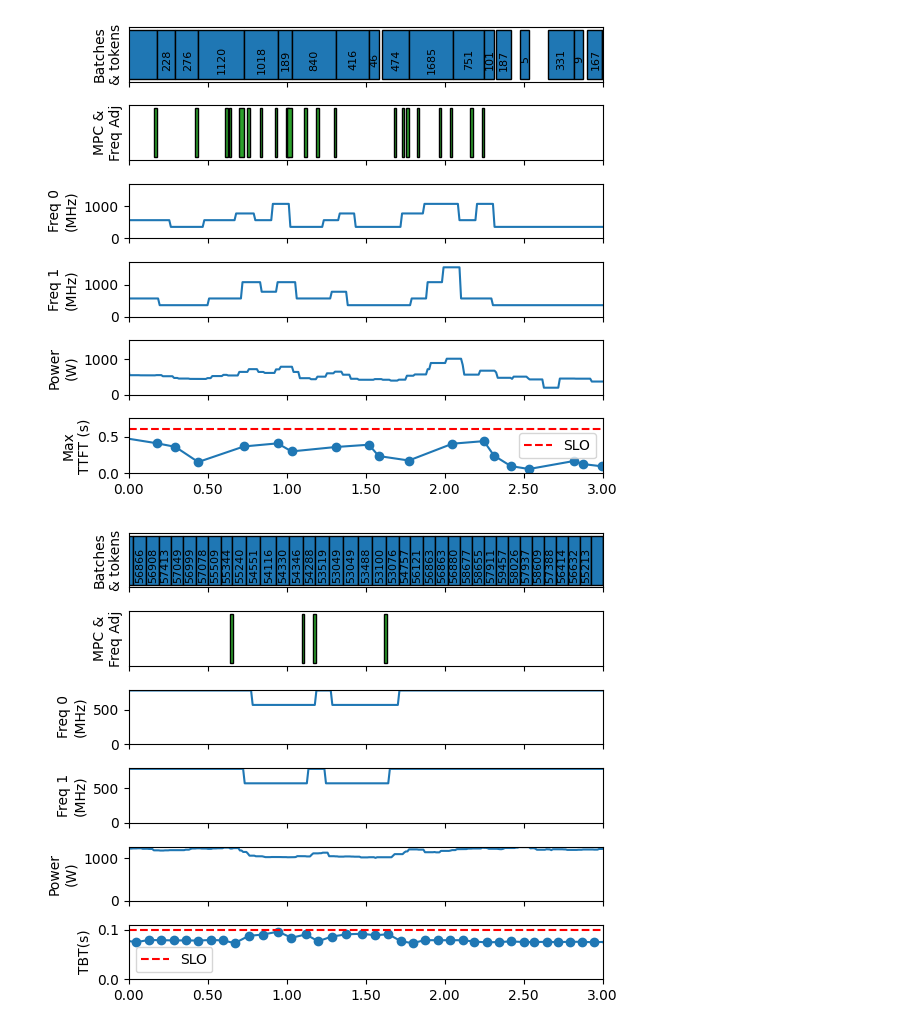
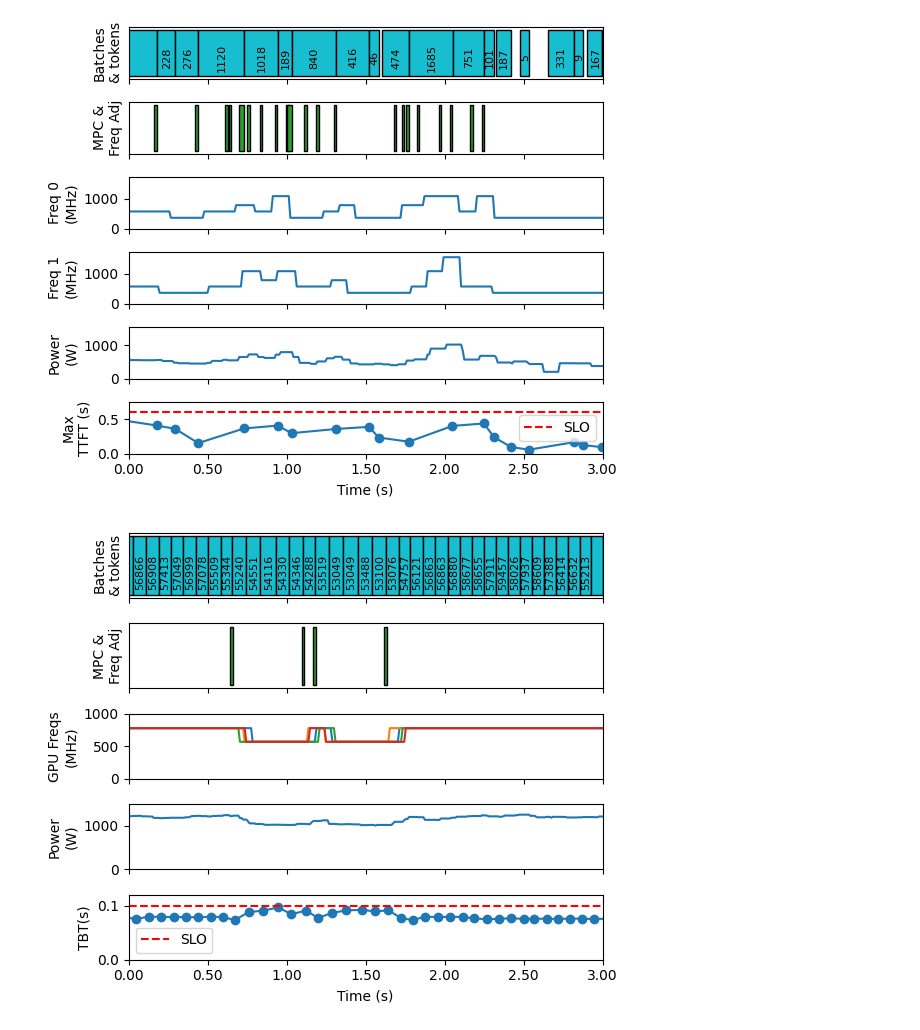
Before and after one commit to Louis-99/vllm-fork, a Jupyter notebook: additional_stuff/arxivx_evals/microscopic_study.ipynb, the cells around one changed output. Drawn from its saved outputs; the diff is of its cells as text; code cells hidden in the pictures.

```diff
--- a/additional_stuff/arxivx_evals/microscopic_study.ipynb
+++ b/additional_stuff/arxivx_evals/microscopic_study.ipynb
@@ -49,7 +49,7 @@ for idx, row in engine_df.iterrows():
     start = np.ceil((row['now'] - (row['step_with_batch_queue_time_ms'] / 1000)) * 1000) / 1000
     end = np.floor(row['now'] * 1000) / 1000
     duration = row['step_with_batch_queue_time_ms']/1000
-    ax.add_patch(patches.Rectangle((start, 0.05), duration, 0.9, edgecolor='black'))
+    ax.add_patch(patches.Rectangle((start, 0.05), duration, 0.9, facecolor='tab:cyan', edgecolor='black'))
 
     # Add text to each triangle
     if start > t_start and end < t_end:
@@ -107,10 +107,12 @@ ax.set_ylim((0, 0.75))
 ax.axhline(y=0.6, color='r', label='SLO', linestyle='--')
 ax.legend()
 
+ax.set_xlabel('Time (s)')
+
 plt.tight_layout()
 plt.savefig("figs/micro_prefill.pdf", format="pdf")
 # %% [output]
-[figure, old version]
+[figure, new version]
 # %%
 from matplotlib import patches
 import pandas as pd
@@ -148,7 +150,7 @@ power_df = power_df[(power_df['Timestamp'] >= t_start - 1) & (
 freq_mod_df = freq_mod_df[(freq_mod_df['now'] >= t_start - 1) & (
     freq_mod_df['now'] < t_end + 1)].reset_index(drop=True)
 
-fig, axs = plt.subplots(6, 1, figsize=(6, 5), sharex=True, constrained_layout=True)
+fig, axs = plt.subplots(5, 1, figsize=(6, 5), sharex=True, constrained_layout=True)
 
 def format_func(x_val, _):
     return f'{x_val - t_start:.2f}'
@@ -161,7 +163,7 @@ for idx, row in engine_df.iterrows():
     end = row.engine_core_timestamp
     duration = row.inter_token_latencies_iter_single
     start = end - duration
-    ax.add_patch(patches.Rectangle((start, 0.05), duration, 0.9, edgecolor='black'))
+    ax.add_patch(patches.Rectangle((start, 0.05), duration, 0.9, facecolor='tab:cyan', edgecolor='black'))
 
     # Add text to each triangle
     if start > t_start and end < t_end:
@@ -181,46 +183,43 @@ for idx, row in freq_apply_df.iterrows():
     if float(row['now']) < t_start-1 or float(row['now']) > t_end+1:
         continue
     mod_duration = float(row['now']) - float(row['freq_app_time'])
     ax.add_patch(patches.Rectangle((float(row['now']), 0.05), mod_duration, 0.9,
                                     facecolor='tab:green', edgecolor='black'))
     # ax.text(float(row['now']), 0.5, f"{int(row['target_freq'])}",
     #         ha='center', va='center', fontsize=10, color='black', rotation='vertical')
 ax.set_ylim(0, 1)
 ax.set_yticks([])
 ax.set_ylabel("MPC &\nFreq Adj")
 
 # Plot 3: frequency 0
 ax = axs[2]
 ax.plot(power_df['Timestamp'], power_df['GPU_0_freq_mhz'])
-ax.set_ylabel('Freq 0\n(MHz)')
-ax.set_ylim(bottom=0)
-# ax.set_yticks([0, 360, 570, 780, 1080, 1380])
-# ax.grid()
+ax.plot(power_df['Timestamp'], power_df['GPU_1_freq_mhz'])
+ax.plot(power_df['Timestamp'], power_df['GPU_2_freq_mhz'])
+ax.plot(power_df['Timestamp'], power_df['GPU_3_freq_mhz'])
+ax.set_ylabel('GPU Freqs\n(MHz)')
+ax.set_ylim(0,1000)
 
-# Plot 4: frequency 1
-ax = axs[3]
-ax.plot(power_df['Timestamp'], power_df['GPU_1_freq_mhz'])
-ax.set_ylabel('Freq 1\n(MHz)')
-ax.set_ylim(bottom=0)
-# ax.set_yticks([0, 360, 570, 780, 1080, 1380])
-# ax.grid()
 
 # Plot 5: power
-ax = axs[4]
+ax = axs[3]
 ax.plot(power_df['Timestamp'], power_df['power_w'])
 ax.set_ylabel('Power\n(W)')
-ax.set_ylim(bottom=0)
+ax.set_ylim(0, 1500)
 
 # Plot 6: tbt
-ax = axs[5]
+ax = axs[4]
 # Filter out rows with empty sequences in 'inter_token_latencies_iter_single'
 ax.plot(engine_df['now'], engine_df['inter_token_latencies_iter_single'], marker='o')
 ax.set_ylabel('TBT(s)')
-ax.set_ylim((0, 0.11))
+ax.set_ylim((0, 0.12))
 ax.axhline(y=0.1, color='r', label='SLO', linestyle='--')
 ax.legend()
 
+ax.set_xlabel('Time (s)')
+
+
 plt.tight_layout()
 plt.savefig("figs/micro_decode.pdf", format="pdf")
 # %% [output]
-[figure, old version]
+[figure, new version]
```
Also changed, not shown: 28 other files.
